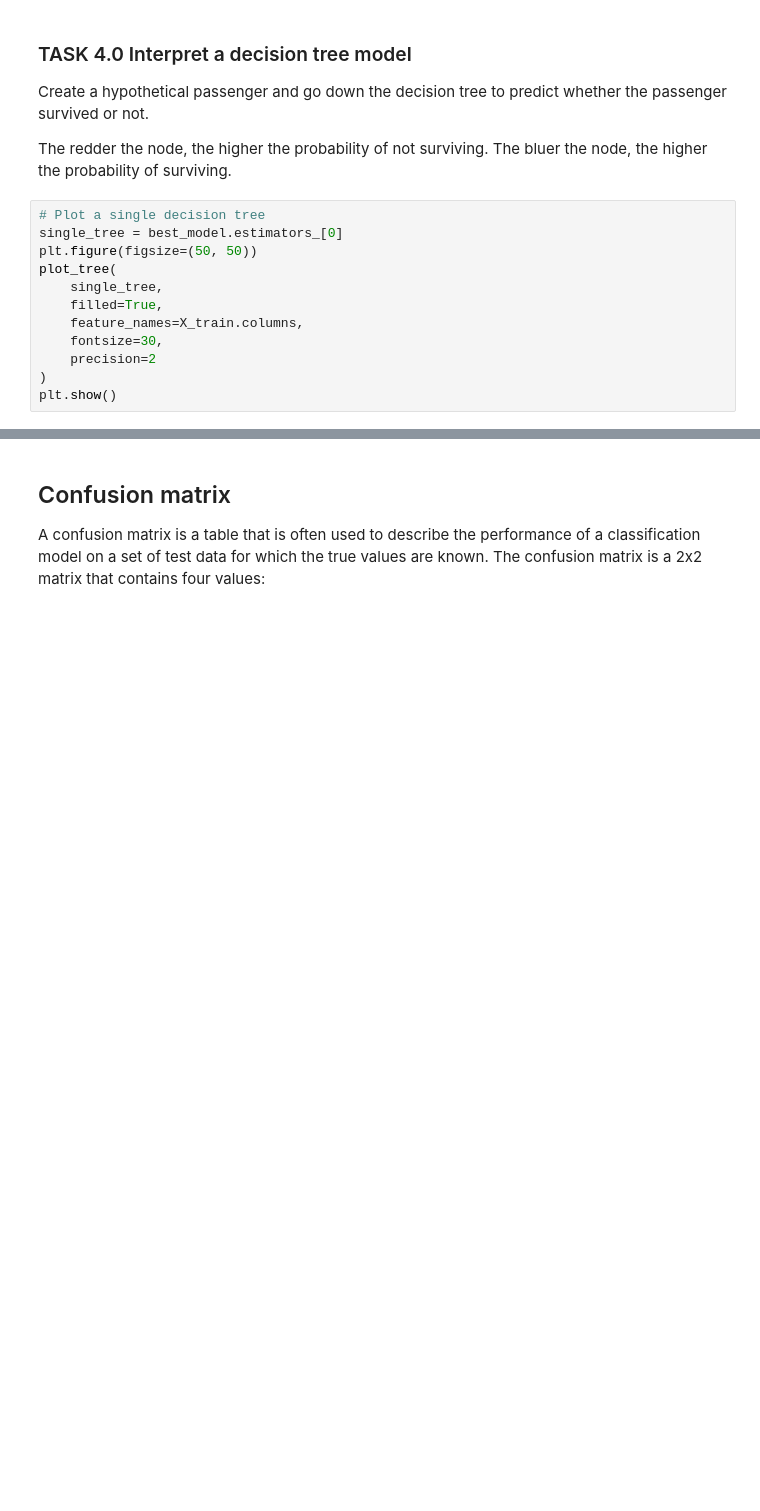
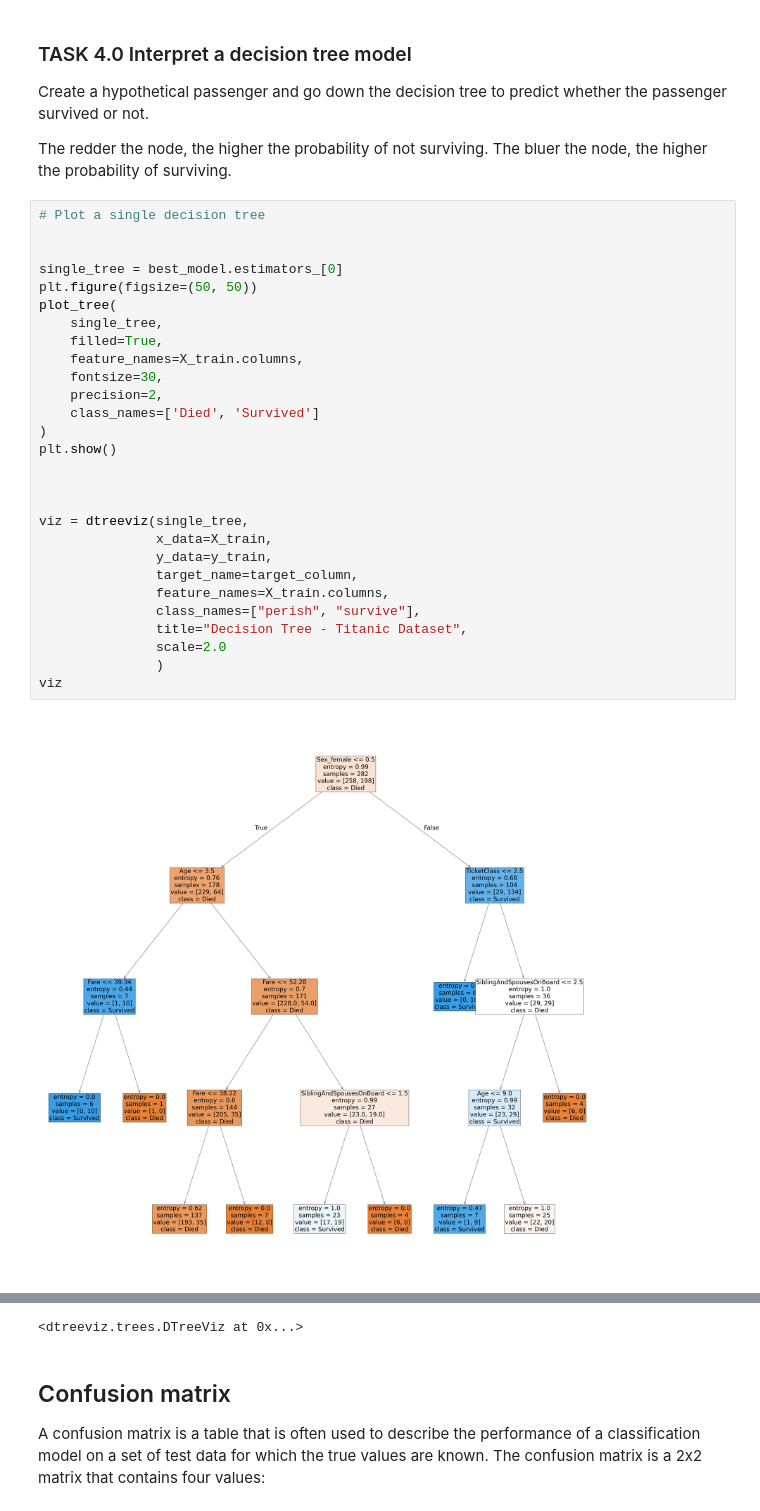
Before and after one commit to CogitoNTNU/course-on-machine-learning, a Jupyter notebook: machine-learning.ipynb, the cells around one changed output, grey strips where cells are left out. Cells and saved outputs as stored; diff of their text form; blank space fills up the shorter version.

Commit message:
feat: add dtreeviz visualization

```diff
--- a/machine-learning.ipynb
+++ b/machine-learning.ipynb
@@ -212,13 +295,31 @@ Create a hypothetical passenger and go down the decision tree to predict whether
 The redder the node, the higher the probability of not surviving. The bluer the node, the higher the probability of surviving.
 # %%
 # Plot a single decision tree
+
+
 single_tree = best_model.estimators_[0]
 plt.figure(figsize=(50, 50))
 plot_tree(
     single_tree,
     filled=True,
     feature_names=X_train.columns,
     fontsize=30,
-    precision=2
+    precision=2,
+    class_names=['Died', 'Survived']
 )
 plt.show()
+
+
+
+viz = dtreeviz(single_tree,
+               x_data=X_train,
+               y_data=y_train,
+               target_name=target_column,
+               feature_names=X_train.columns,
+               class_names=["perish", "survive"],
+               title="Decision Tree - Titanic Dataset",
+               scale=2.0
+               )
+viz
+# %% [output]
+[figure, added]
@@ -225,3 +343,4 @@ plt.show()
+<dtreeviz.trees.DTreeViz at 0x...>
 # %% [markdown]
 ## Confusion matrix
 A confusion matrix is a table that is often used to describe the performance of a classification model on a set of test data for which the true values are known. The confusion matrix is a 2x2 matrix that contains four values:
```
Also changed, not shown: parts of 14 cells of this notebook.
